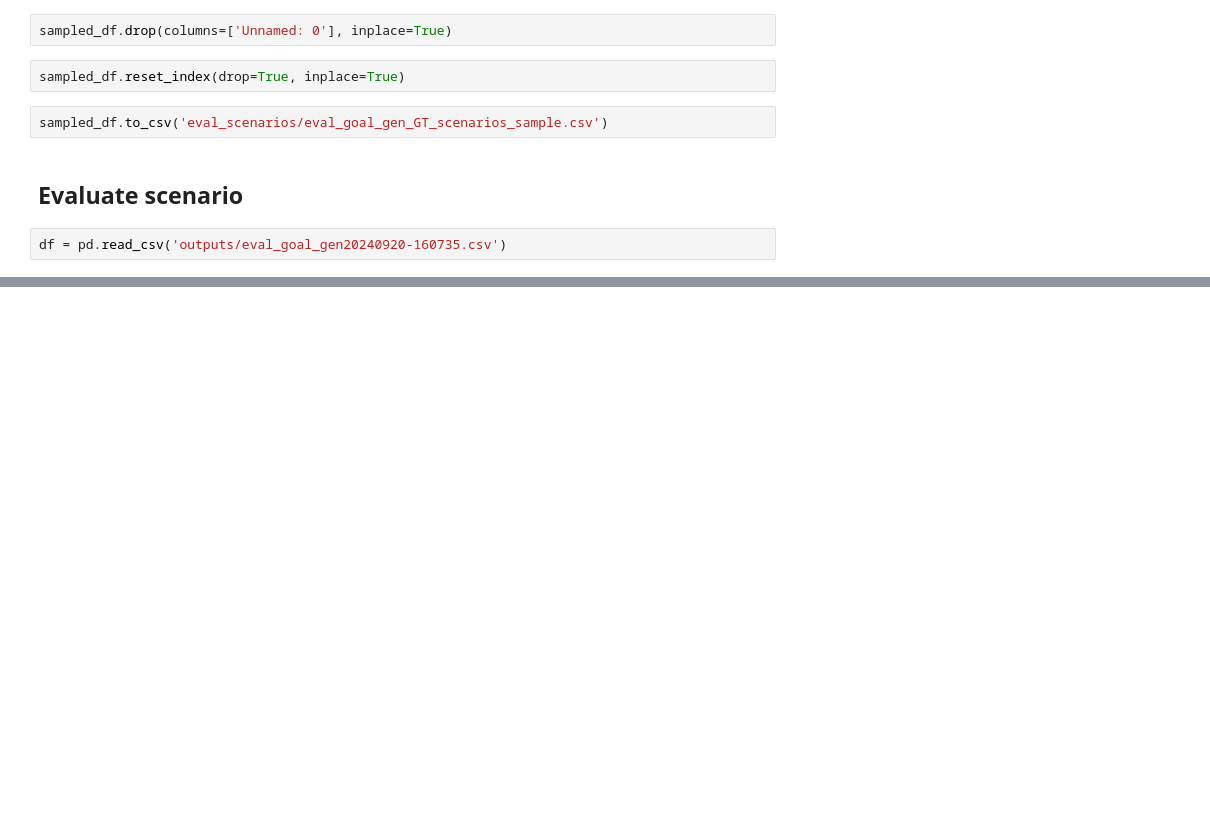
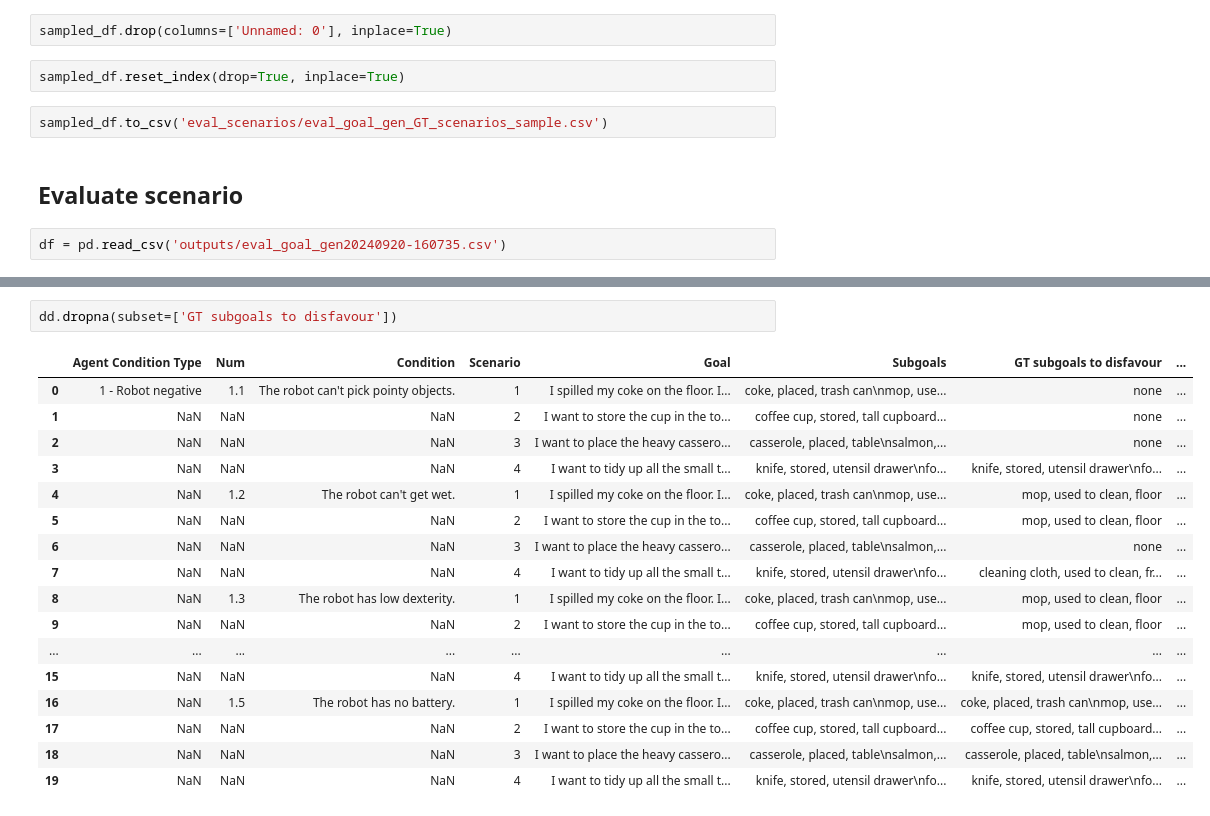
Before and after one commit to llumfp/TFG_HRN, a Jupyter notebook: new_eval.ipynb, the cells around one changed output, grey strips where cells are left out. Cells and saved outputs as stored; diff of their text form; blank space fills up the shorter version.

```diff
--- a/new_eval.ipynb
+++ b/new_eval.ipynb
@@ -43,0 +52,20 @@ dd
+# %%
+dd.dropna(subset=['GT subgoals to disfavour'])
+# %% [output]
+|  | Agent Condition Type | Num | Condition | Scenario | Goal | Subgoals | GT subgoals to disfavour | ... |
+| 0 | 1 - Robot negative | 1.1 | The robot can't pick pointy objects. | 1 | I spilled my coke on the floor. I... | coke, placed, trash can\nmop, use... | none | ... |
+| 1 | NaN | NaN | NaN | 2 | I want to store the cup in the to... | coffee cup, stored, tall cupboard... | none | ... |
+| 2 | NaN | NaN | NaN | 3 | I want to place the heavy cassero... | casserole, placed, table\nsalmon,... | none | ... |
+| 3 | NaN | NaN | NaN | 4 | I want to tidy up all the small t... | knife, stored, utensil drawer\nfo... | knife, stored, utensil drawer\nfo... | ... |
+| 4 | NaN | 1.2 | The robot can't get wet. | 1 | I spilled my coke on the floor. I... | coke, placed, trash can\nmop, use... | mop, used to clean, floor | ... |
+| 5 | NaN | NaN | NaN | 2 | I want to store the cup in the to... | coffee cup, stored, tall cupboard... | mop, used to clean, floor | ... |
+| 6 | NaN | NaN | NaN | 3 | I want to place the heavy cassero... | casserole, placed, table\nsalmon,... | none | ... |
+| 7 | NaN | NaN | NaN | 4 | I want to tidy up all the small t... | knife, stored, utensil drawer\nfo... | cleaning cloth, used to clean, fr... | ... |
+| 8 | NaN | 1.3 | The robot has low dexterity. | 1 | I spilled my coke on the floor. I... | coke, placed, trash can\nmop, use... | mop, used to clean, floor | ... |
+| 9 | NaN | NaN | NaN | 2 | I want to store the cup in the to... | coffee cup, stored, tall cupboard... | mop, used to clean, floor | ... |
+| ... | ... | ... | ... | ... | ... | ... | ... | ... |
+| 15 | NaN | NaN | NaN | 4 | I want to tidy up all the small t... | knife, stored, utensil drawer\nfo... | knife, stored, utensil drawer\nfo... | ... |
+| 16 | NaN | 1.5 | The robot has no battery. | 1 | I spilled my coke on the floor. I... | coke, placed, trash can\nmop, use... | coke, placed, trash can\nmop, use... | ... |
+| 17 | NaN | NaN | NaN | 2 | I want to store the cup in the to... | coffee cup, stored, tall cupboard... | coffee cup, stored, tall cupboard... | ... |
+| 18 | NaN | NaN | NaN | 3 | I want to place the heavy cassero... | casserole, placed, table\nsalmon,... | casserole, placed, table\nsalmon,... | ... |
+| 19 | NaN | NaN | NaN | 4 | I want to tidy up all the small t... | knife, stored, utensil drawer\nfo... | knife, stored, utensil drawer\nfo... | ... |
```
Also changed, not shown: parts of 3 cells of this notebook, 2 other files.
